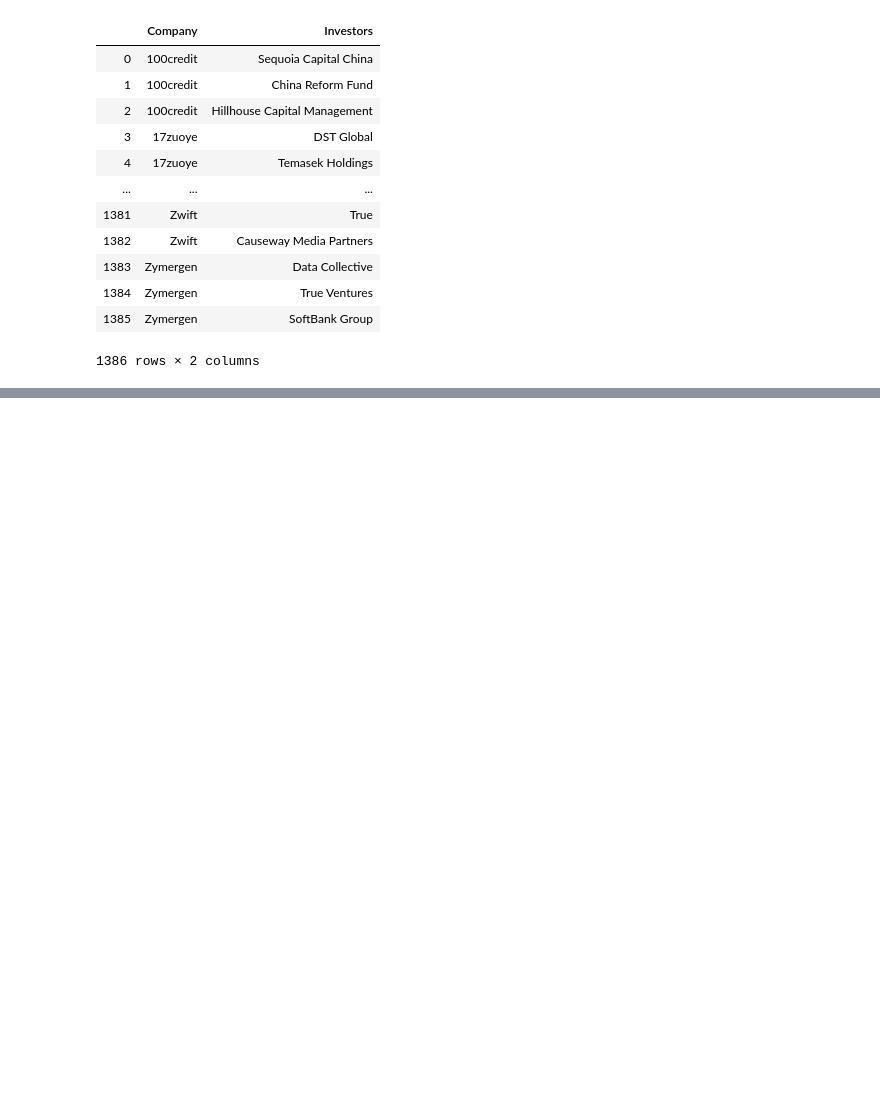
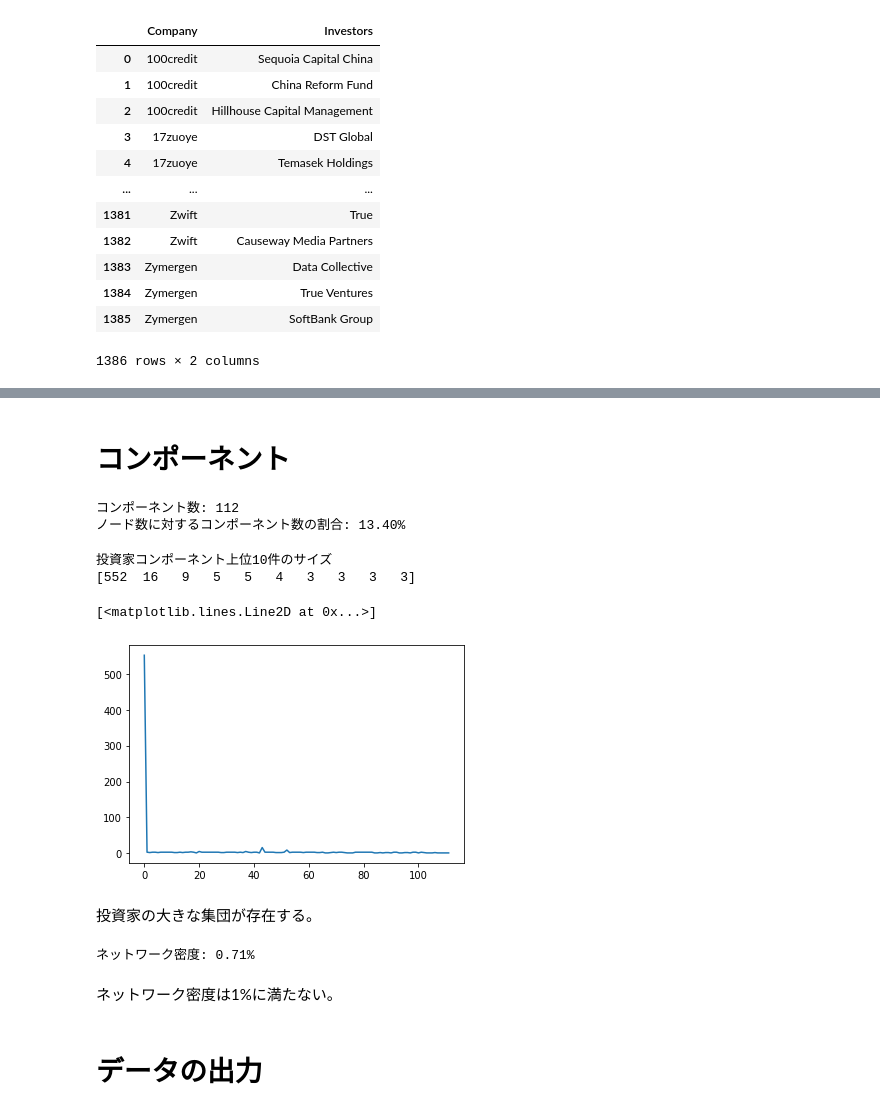
Before and after one commit to takato86/unicorn, a Jupyter notebook: notebooks/analyze.ipynb, the cells around one changed output, grey strips where cells are left out. Drawn from its saved outputs; the diff is of its cells as text; code cells hidden in the pictures; blank space fills up the shorter version.

```diff
--- a/notebooks/analyze.ipynb
+++ b/notebooks/analyze.ipynb
@@ -55,0 +224,31 @@ investor_graph = bipartite.projected_graph(B, set(rdf["Investors"].tolist()))
+# %% [markdown]
+# コンポーネント
+# %%
+n_comps = nx.number_connected_components(investor_graph)
+print("コンポーネント数: {}".format(n_comps))
+print("ノード数に対するコンポーネント数の割合: {0:.2%}".format(n_comps / len(investor_graph)))
+# %% [output]
+コンポーネント数: 112
+ノード数に対するコンポーネント数の割合: 13.40%
+# %%
+S = [investor_graph.subgraph(c).copy() for c in nx.connected_components(investor_graph)]
+# %%
+comp_sizes = [len(s) for s in S]
+print("投資家コンポーネント上位10件のサイズ")
+print(np.sort(comp_sizes)[::-1][:10])
+plt.plot(comp_sizes)
+# %% [output]
+投資家コンポーネント上位10件のサイズ
+[552  16   9   5   5   4   3   3   3   3]
+[<matplotlib.lines.Line2D at 0x...>]
+[figure, added]
+# %% [markdown]
+投資家の大きな集団が存在する。
+# %%
+print("ネットワーク密度: {0:.2%}".format(nx.density(S[0])))
+# %% [output]
+ネットワーク密度: 0.71%
+# %% [markdown]
+ネットワーク密度は1%に満たない。
+# %% [markdown]
+# データの出力
```
Also changed, not shown: parts of 18 cells of this notebook, 3 other files.
